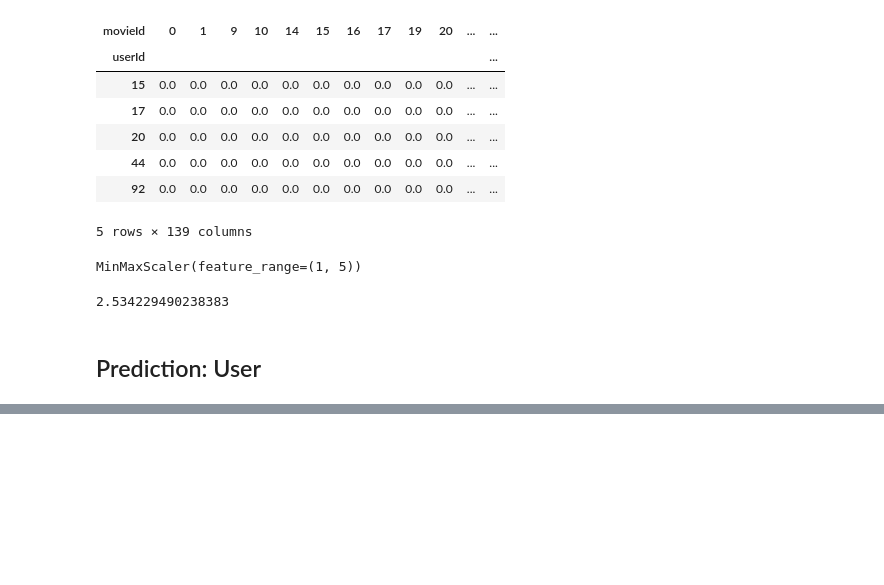
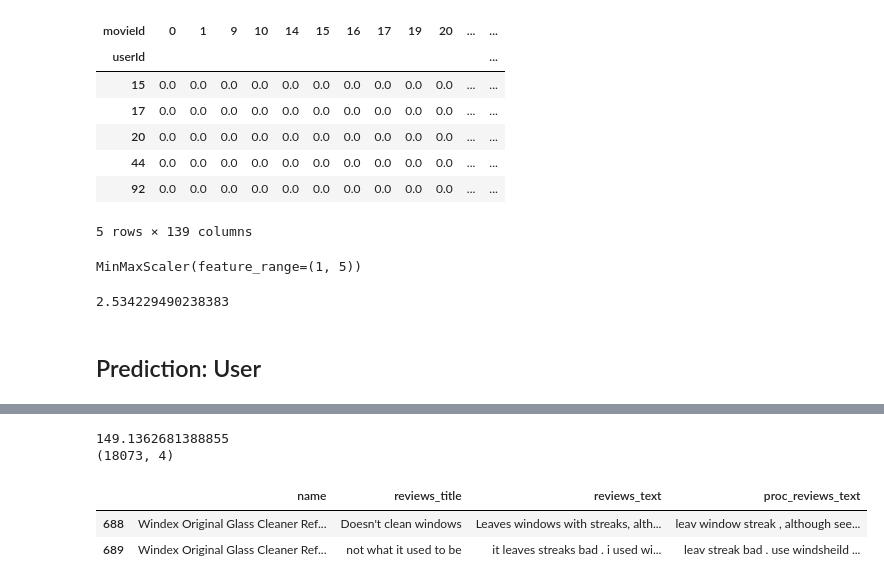
Before and after one commit to DaoodS/Machine_Learning_Projects, a Jupyter notebook: Project_12/Implementation/sentiment_analysis.ipynb, the cells around one changed output, grey strips where cells are left out. Saved outputs shown, nothing was run; the diff lists cells and outputs as text; code cells hidden in the pictures; blank space fills up the shorter version.

```diff
--- a/Project_12/Implementation/sentiment_analysis.ipynb
+++ b/Project_12/Implementation/sentiment_analysis.ipynb
@@ -1040,0 +1066,29 @@ d
+# %%
+def process_review_pipeline(df):
+#     df['reviews_title'] = df['reviews_title'].fillna('NF')
+#     df = df.reset_index(drop=True)
+
+#     start_ = time.time()
+#     for i in range(len(df)):
+#         if df.loc[i,'reviews_title'] == 'NF':
+#             if df.loc[i, 'user_sentiment'] == 'Positive':
+#                 df.loc[i,'reviews_title']='Good'
+#             if df.loc[i, 'user_sentiment'] == 'Negative':
+#                 df.loc[i,'reviews_title']='Bad'
+#     print(time.time()-start_)
+
+    stemmer = PorterStemmer()
+    def preprocess(document):
+        'changes document to lower case and removes stopwords'
+        document = document.lower()
+        words = word_tokenize(document)
+        words = [word for word in words if word not in stopwords.words("english")]
+        words = [stemmer.stem(word) for word in words]
+        document = " ".join(words)
+        return document
+
+    start_ = time.time()
+#     df['reviews_text'] = df['reviews_title']+' '+df['reviews_text']
+    df['proc_reviews_text'] = df['reviews_text'].apply(preprocess)
+    print(time.time()-start_)
+    return df['proc_reviews_text']
@@ -1045,0 +1108,10 @@ filter_df.shape
+# %%
+filter_df['proc_reviews_text'] = process_review_pipeline(filter_df)
+print(filter_df.shape)
+filter_df.head(2)
+# %% [output]
+149.1362681388855
+(18073, 4)
+|  | name | reviews_title | reviews_text | proc_reviews_text |
+| 688 | Windex Original Glass Cleaner Ref... | Doesn't clean windows | Leaves windows with streaks, alth... | leav window streak , although see... |
+| 689 | Windex Original Glass Cleaner Ref... | not what it used to be | it leaves streaks bad . i used wi... | leav streak bad . use windsheild ... |
```
Also changed, not shown: parts of 27 cells of this notebook, 8 other files.
